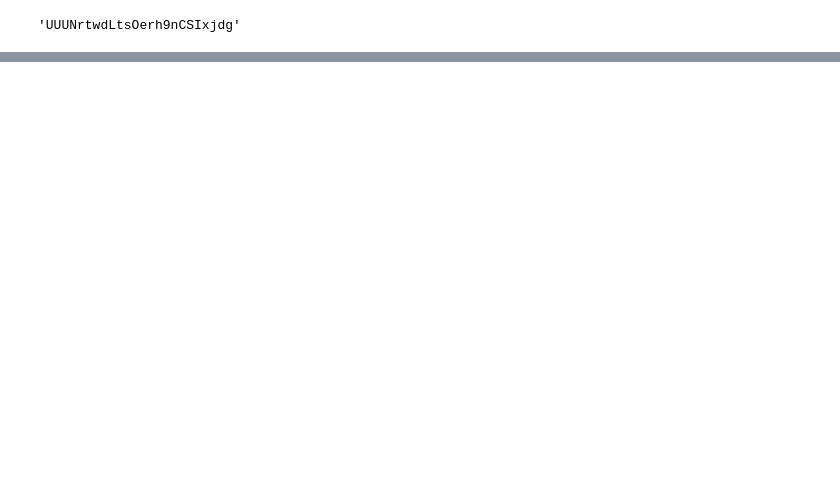
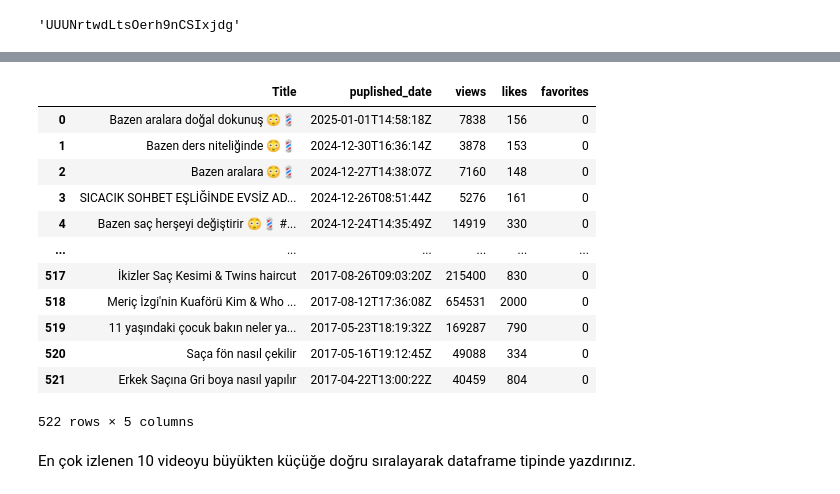
Before and after one commit to KisiselEmreOrganisyonProjeleri/Yoyutube_Web_Api_Project, a Jupyter notebook: analyzer-and_visualize_data.ipynb, the cells around one changed output, grey strips where cells are left out. Cells and saved outputs as stored; diff of their text form; code cells hidden in the pictures; blank space fills up the shorter version.

```diff
--- a/analyzer-and_visualize_data.ipynb
+++ b/analyzer-and_visualize_data.ipynb
@@ -218,6 +220,6 @@ def get_video_real_id(youtube, playlist_id):
 
     return video_ids
 # %%
-video_ids = get_video_real_id(youtube, playlist_id=playlist_id)
+video_ids = get_video_real_id(youtube, playlist_id='UUUT1S-W5BIBUu_vzwhyGNVg')
 len(video_ids)
 # %% [output]
@@ -256,0 +255,21 @@ def get_videos_details(youtube, video_ids):
+# %%
+def get_videos_details(youtube, video_ids):
+  all_video_info = []
+  for i in range(0, len(video_ids),50):
+    request = youtube.videos().list(
+        part = 'snippet,statistics',
+        id = ','.join(video_ids[i:i+50])
+    )
+    response = request.execute()
+    for videoId in range(len(response['items'])):
+      video_stats = dict(
+          Title = response['items'][videoId]['snippet']['title'],
+          puplished_date = response['items'][videoId]['snippet']['publishedAt'],
+          views = response['items'][videoId]['statistics']['viewCount'],
+          likes = response['items'][videoId]['statistics']['likeCount'],
+          #comments = response['items'][videoId]['statistics']['commentCount'],
+          favorites = response['items'][videoId]['statistics']['favoriteCount'],
+      )
+      all_video_info.append(video_stats)
+
+  return all_video_info
@@ -256,0 +297,19 @@ def get_videos_details(youtube, video_ids):
+# %%
+video_data = pd.DataFrame(video_data)
+video_data
+# %% [output]
+|  | Title | puplished_date | views | likes | favorites |
+| 0 | Bazen aralara doğal dokunuş 😳💈 | 2025-01-01T14:58:18Z | 7838 | 156 | 0 |
+| 1 | Bazen ders niteliğinde 😳💈 | 2024-12-30T16:36:14Z | 3878 | 153 | 0 |
+| 2 | Bazen aralara 😳💈 | 2024-12-27T14:38:07Z | 7160 | 148 | 0 |
+| 3 | SICACIK SOHBET EŞLİĞİNDE EVSİZ AD... | 2024-12-26T08:51:44Z | 5276 | 161 | 0 |
+| 4 | Bazen saç herşeyi değiştirir 😳💈 #... | 2024-12-24T14:35:49Z | 14919 | 330 | 0 |
+| ... | ... | ... | ... | ... | ... |
+| 517 | İkizler Saç Kesimi & Twins haircut | 2017-08-26T09:03:20Z | 215400 | 830 | 0 |
+| 518 | Meriç İzgi'nin Kuaförü Kim & Who ... | 2017-08-12T17:36:08Z | 654531 | 2000 | 0 |
+| 519 | 11 yaşındaki çocuk bakın neler ya... | 2017-05-23T18:19:32Z | 169287 | 790 | 0 |
+| 520 | Saça fön nasıl çekilir | 2017-05-16T19:12:45Z | 49088 | 334 | 0 |
+| 521 | Erkek Saçına Gri boya nasıl yapılır | 2017-04-22T13:00:22Z | 40459 | 804 | 0 |
+522 rows × 5 columns
+# %% [markdown]
+En çok izlenen 10 videoyu büyükten küçüğe doğru sıralayarak dataframe tipinde yazdırınız.
```
Also changed, not shown: parts of 30 cells of this notebook, 1 other file.
